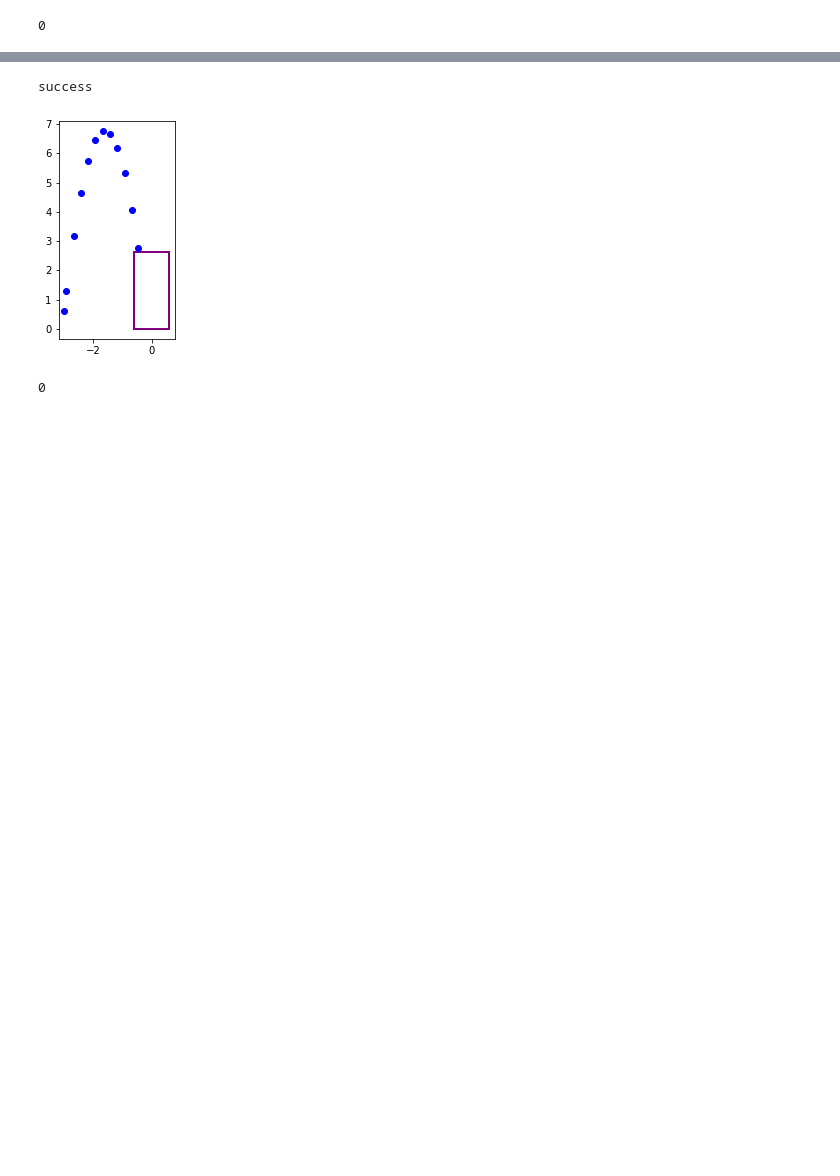
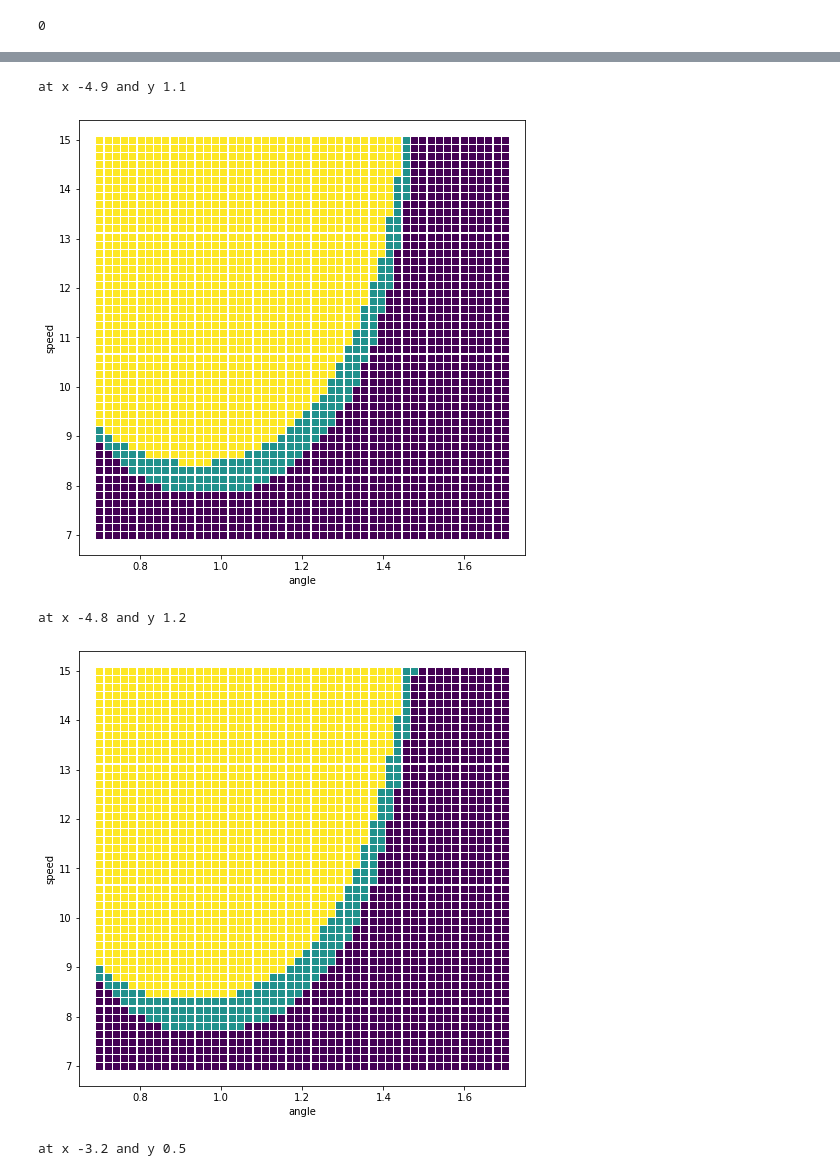
Before and after one commit to qwertpas/shotPlanner2022, a Jupyter notebook: simulate_shot.ipynb, the cells around one changed output, grey strips where cells are left out. Cells and saved outputs as stored; diff of their text form; code cells hidden in the pictures; blank space fills up the shorter version.

```diff
--- a/simulate_shot.ipynb
+++ b/simulate_shot.ipynb
@@ -182,6 +163,37 @@ at x -2.0 and y 0.6000000000000001
-# %%
-try_shot(s0=[-3, 1.25, 0.6, 11], doShow=True)
-# %% [output]
-success
-[figure, removed]
-0
+# %%
+def refine_ang_speed_space(x, y, ang_range_dense, speed_range_dense):
+
+    # ang_range_dense = np.linspace(min(ang_range), max(ang_range), ang_divs)
+    # speed_range_dense = np.linspace(min(speed_range), max(speed_range), speed_divs)
+
+    ang_speed_space = np.zeros((ang_range_dense.size, speed_range_dense.size))
+
+    for angi in range(ang_range_dense.size):
+        for speedi in range(speed_range_dense.size):
+
+            vx = speed_range_dense[speedi] * cos(ang_range_dense[angi])
+            vy = speed_range_dense[speedi] * sin(ang_range_dense[angi])
+
+            cell = try_shot(s0=[x, vx, y, vy], doShow=False)
+
+            ang_speed_space[angi][speedi] = cell
+
+    print("at x", x, "and y", y)
+    # print(ang_speed_space)
+
+    plt.figure(figsize = (8, 8))
+    X, Y = np.meshgrid(ang_range_dense, speed_range_dense)
+    plt.scatter(X, Y, c=ang_speed_space.T, marker='s')
+    plt.xlabel("angle")
+    plt.ylabel("speed")
+    plt.show()
+
+refine_ang_speed_space(-4.9, 1.1, ang_range_dense=np.linspace(0.7, 1.7, 50), speed_range_dense=np.linspace(7, 15, 50))
+refine_ang_speed_space(-4.8, 1.2, ang_range_dense=np.linspace(0.7, 1.7, 50), speed_range_dense=np.linspace(7, 15, 50))
+refine_ang_speed_space(-3.2, 0.5, ang_range_dense=np.linspace(0.7, 1.7, 50), speed_range_dense=np.linspace(7, 15, 50))
+# %% [output]
+at x -4.9 and y 1.1
+[figure, added]
+at x -4.8 and y 1.2
+[figure, added]
+at x -3.2 and y 0.5
```
Also changed, not shown: parts of 8 cells of this notebook.
